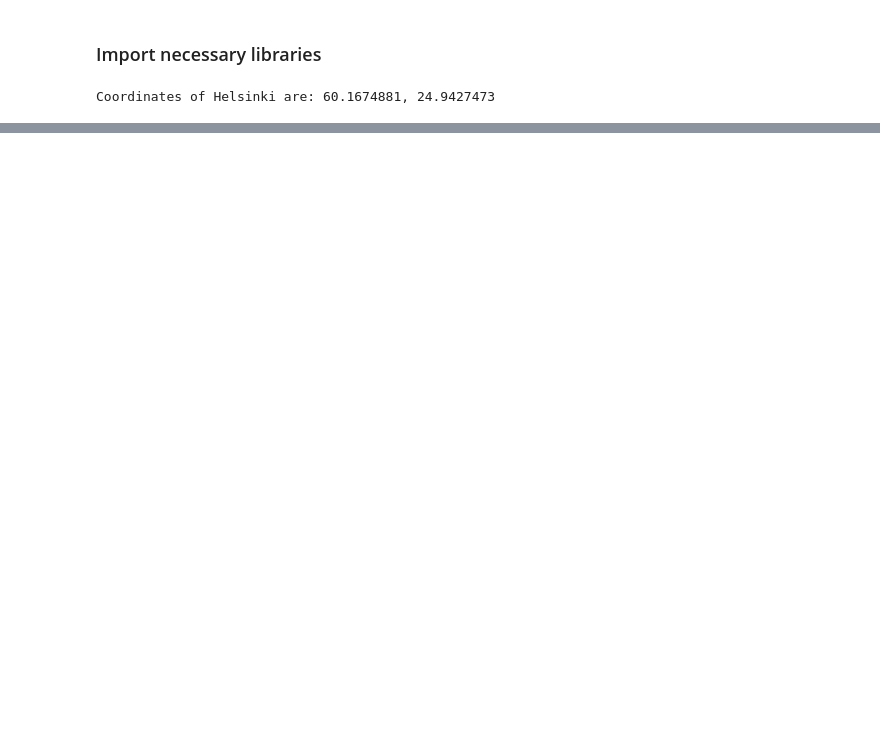
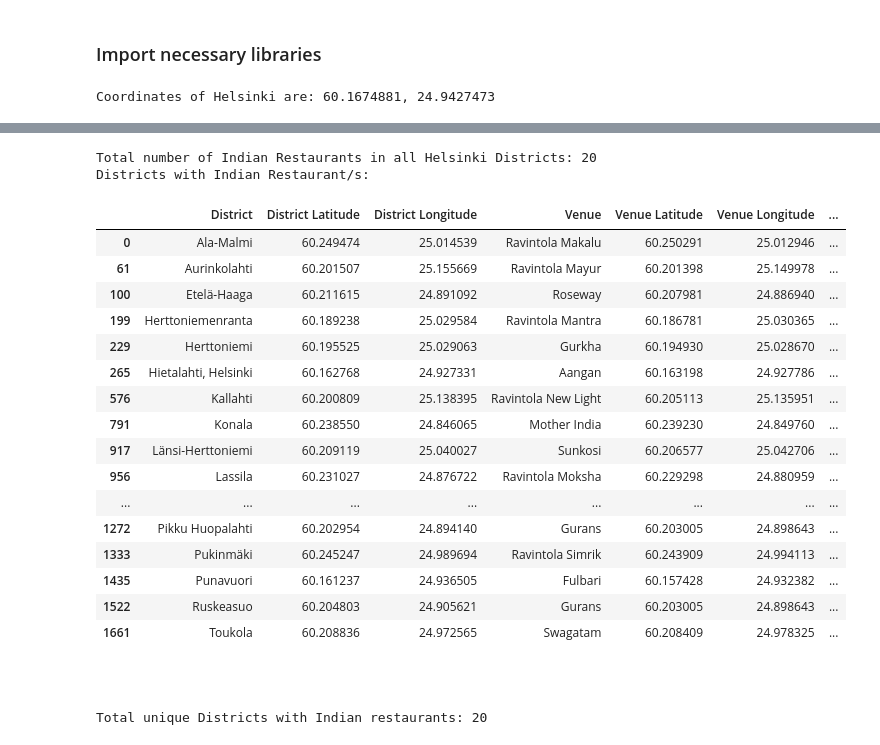
Before and after one commit to prak112/Coursera-IBM_Capstone, a Jupyter notebook: Week5_CompatibleDistricts_Helsinki.ipynb, the cells around one changed output, grey strips where cells are left out. Cells and saved outputs as stored; diff of their text form; code cells hidden in the pictures; blank space fills up the shorter version.

```diff
--- a/Week5_CompatibleDistricts_Helsinki.ipynb
+++ b/Week5_CompatibleDistricts_Helsinki.ipynb
@@ -219,0 +254,5 @@ helsinki_map
+# %%
+#Drop rows in districts_df Dataframe
+districts_df.drop(indices, axis=0, inplace=True)
+districts_df.reset_index(drop=True, inplace=True)
+print(f"Dataframe refined for venues extraction from FourSquare API:\nTotal Rows: {districts_df.shape[0]}\nTotal Columns: {districts_df.shape[1]}")
@@ -219,0 +291,35 @@ helsinki_map
+# %%
+def getNearbyVenues(names, latitudes, longitudes, radius=500):
+
+    venues_list=[]
+    for name, lat, long in zip(names, latitudes, longitudes):
+        print(name)
+
+        # create the API request URL
+        url = f"https://api.foursquare.com/v2/venues/explore?&client_id={CLIENT_ID}&client_secret={CLIENT_SECRET}&v={VERSION}&ll={lat},{long}&radius={radius}&limit={LIMIT}"
+
+        # make the GET request
+        results = requests.get(url).json()["response"]['groups'][0]['items']
+
+        # return only relevant information for each nearby venue
+        venues_list.append([(
+            name,
+            lat,
+            long,
+            v['venue']['name'],
+            v['venue']['location']['lat'],
+            v['venue']['location']['lng'],
+            v['venue']['categories'][0]['name']) for v in results])
+
+    nearby_venues = pd.DataFrame([item for venue_list in venues_list for item in venue_list])
+    nearby_venues.columns = ['District',
+                  'District Latitude',
+                  'District Longitude',
+                  'Venue',
+                  'Venue Latitude',
+                  'Venue Longitude',
+                  'Venue Category']
+
+    return(nearby_venues)
+# %%
+helsinki_venues = getNearbyVenues(districts_df.District, districts_df.Latitude, districts_df.Longitude)
@@ -219,0 +364,31 @@ helsinki_map
+# %%
+helsinki_indian_venues = helsinki_venues[(helsinki_venues['Venue Category'] == 'Indian Restaurant') | (helsinki_venues['Venue Category']=='Himalayan Restaurant')]
+print(f"Total number of Indian Restaurants in all Helsinki Districts: {len(helsinki_indian_venues)}")
+print("Districts with Indian Restaurant/s:\n")
+helsinki_indian_venues
+# %% [output]
+Total number of Indian Restaurants in all Helsinki Districts: 20
+Districts with Indian Restaurant/s:
+|  | District | District Latitude | District Longitude | Venue | Venue Latitude | Venue Longitude | ... |
+| 0 | Ala-Malmi | 60.249474 | 25.014539 | Ravintola Makalu | 60.250291 | 25.012946 | ... |
+| 61 | Aurinkolahti | 60.201507 | 25.155669 | Ravintola Mayur | 60.201398 | 25.149978 | ... |
+| 100 | Etelä-Haaga | 60.211615 | 24.891092 | Roseway | 60.207981 | 24.886940 | ... |
+| 199 | Herttoniemenranta | 60.189238 | 25.029584 | Ravintola Mantra | 60.186781 | 25.030365 | ... |
+| 229 | Herttoniemi | 60.195525 | 25.029063 | Gurkha | 60.194930 | 25.028670 | ... |
+| 265 | Hietalahti, Helsinki | 60.162768 | 24.927331 | Aangan | 60.163198 | 24.927786 | ... |
+| 576 | Kallahti | 60.200809 | 25.138395 | Ravintola New Light | 60.205113 | 25.135951 | ... |
+| 791 | Konala | 60.238550 | 24.846065 | Mother India | 60.239230 | 24.849760 | ... |
+| 917 | Länsi-Herttoniemi | 60.209119 | 25.040027 | Sunkosi | 60.206577 | 25.042706 | ... |
+| 956 | Lassila | 60.231027 | 24.876722 | Ravintola Moksha | 60.229298 | 24.880959 | ... |
+| ... | ... | ... | ... | ... | ... | ... | ... |
+| 1272 | Pikku Huopalahti | 60.202954 | 24.894140 | Gurans | 60.203005 | 24.898643 | ... |
+| 1333 | Pukinmäki | 60.245247 | 24.989694 | Ravintola Simrik | 60.243909 | 24.994113 | ... |
+| 1435 | Punavuori | 60.161237 | 24.936505 | Fulbari | 60.157428 | 24.932382 | ... |
+| 1522 | Ruskeasuo | 60.204803 | 24.905621 | Gurans | 60.203005 | 24.898643 | ... |
+| 1661 | Toukola | 60.208836 | 24.972565 | Swagatam | 60.208409 | 24.978325 | ... |
+# %% [markdown]
+###
+# %%
+print(f"Total unique Districts with Indian restaurants: {helsinki_indian_venues.District.nunique()}")
+# %% [output]
+Total unique Districts with Indian restaurants: 20
```
Also changed, not shown: parts of 22 cells of this notebook.
